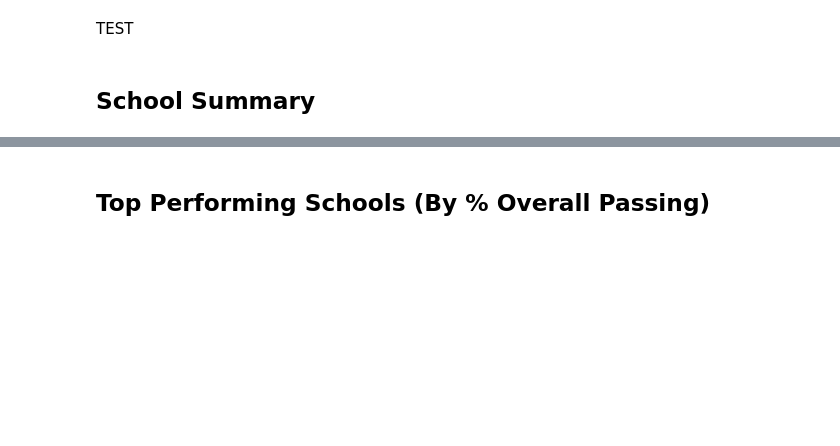
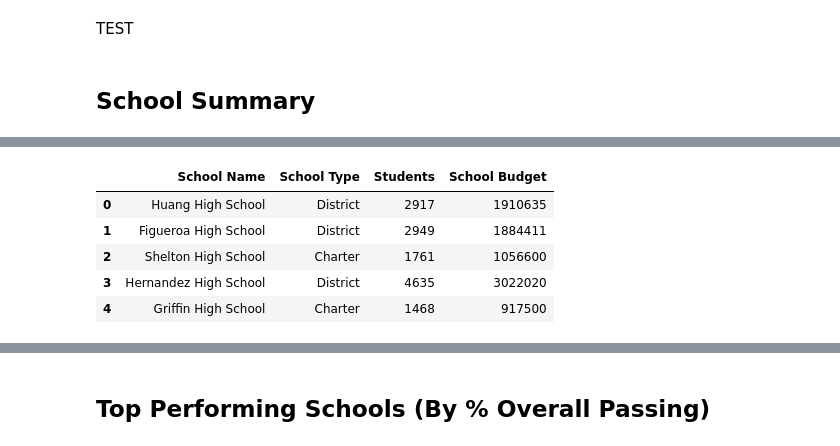
Before and after one commit to JohnTorgerson/pandas-challenge, a Jupyter notebook: PyCitySchools/Py_City_Schools.ipynb, the cells around one changed output, grey strips where cells are left out. Saved outputs shown, nothing was run; the diff lists cells and outputs as text; code cells hidden in the pictures; blank space fills up the shorter version.

```diff
--- a/PyCitySchools/Py_City_Schools.ipynb
+++ b/PyCitySchools/Py_City_Schools.ipynb
@@ -210,0 +266,11 @@ schoolName.head()
+# %%
+renamed_sum_df = sch_s_df.rename(columns={"school_name":"School Name", \
+            "type":"School Type", "size":"Students", "budget":"School Budget"})
+renamed_sum_df.head()
+# %% [output]
+|  | School Name | School Type | Students | School Budget |
+| 0 | Huang High School | District | 2917 | 1910635 |
+| 1 | Figueroa High School | District | 2949 | 1884411 |
+| 2 | Shelton High School | Charter | 1761 | 1056600 |
+| 3 | Hernandez High School | District | 4635 | 3022020 |
+| 4 | Griffin High School | Charter | 1468 | 917500 |
```
Also changed, not shown: parts of 18 cells of this notebook, 3 other files.
